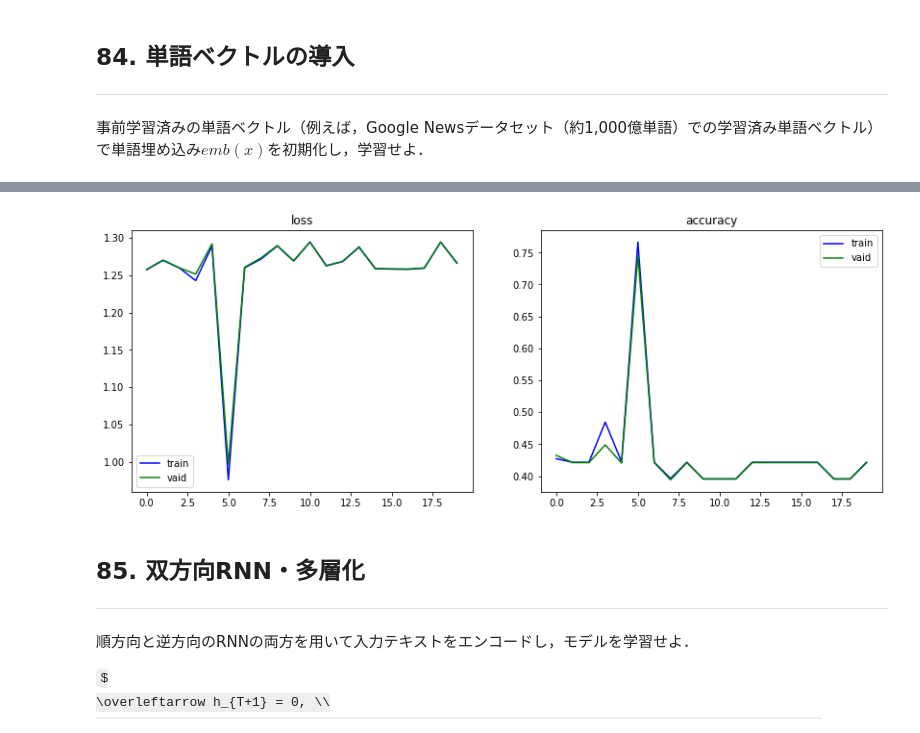
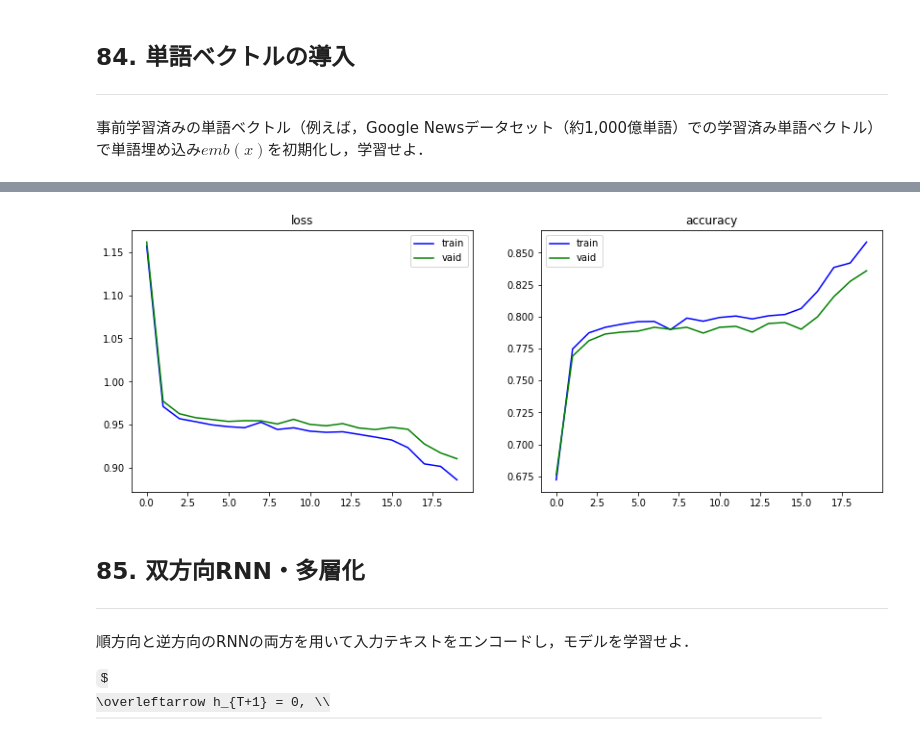
Before and after one commit to Nshisei/NLP100knock, a Jupyter notebook: NLP100knock_09.ipynb, the cells around one changed output, grey strips where cells are left out. Drawn from its saved outputs; the diff is of its cells as text; code cells hidden in the pictures; some formulas as TeX source.

```diff
--- a/NLP100knock_09.ipynb
+++ b/NLP100knock_09.ipynb
@@ -289,31 +304,32 @@ train_dataset = CreateDataset(x_train, y_train)
 valid_dataset = CreateDataset(x_valid, y_valid)
 test_dataset = CreateDataset(x_test, y_test)
 # %%
+# モデルとデータセットから損失と正解率を算出する関数
 def loss_and_accuracy(model, dataset, device=None, criterion=None):
-  dataloader = DataLoader(dataset, batch_size=1, shuffle=False)
-  loss = 0.0
-  total = 0
-  correct = 0
-  model.eval()
-  with torch.no_grad():
-    for data in dataloader:
-      # デバイスの指定
-      inputs = data['inputs'].to(device)
-      labels = data['labels'].to(device)
+    dataloader = DataLoader(dataset, batch_size=1, shuffle=False)
+    loss = 0
+    total = 0
+    correct = 0
+    model.eval()
+    with torch.no_grad():
+        for data in dataloader:
+            # デバイスの指定
+            inputs = data['inputs'].to(device)
+            labels = data['labels'].to(device)
 
-      # 順伝播
-      outputs = model(inputs)
+            # 順伝播
+            outputs = model(inputs)
 
-      # 損失計算
-      if criterion != None:
-        loss += criterion(outputs, labels).item()
+            # 損失計算
+            if criterion != None:
+                loss += criterion(outputs, labels).item()
 
-      # 正解率計算
-      pred = torch.argmax(outputs, dim=-1)
-      total += len(inputs)
-      correct += (pred == labels).sum().item()
+            # 正解率計算
+            pred = torch.argmax(outputs, dim=-1)
+            total += len(inputs)
+            correct += (pred == labels).sum().item()
 
-  return loss / len(dataset), correct / total
+    return loss / len(dataset), correct / total
 # %% [markdown]
 |RNN 引数|説明|
 |:--:|:--|
@@ -567,7 +583,7 @@ model = RNN(vocab_size=vocab_size,padding_idx=padding_idx).to(device)
 # 損失関数
 criterion = nn.CrossEntropyLoss()
 # オプティマイザ
-optimizer = torch.optim.SGD(model.parameters(), lr=0.01)
+optimizer = torch.optim.SGD(model.parameters(), lr=0.001)
 
 loader = DataLoader(train_dataset, batch_size=1, shuffle=True)
 
@@ -579,34 +595,34 @@ valid_accuracies = [] # 検証データの正解率
 
 for epoch in range(20):
     for data in loader:
         # デバイスの指定
         inputs = data['inputs'].to(device)
         labels = data['labels'].to(device)
         # forward
         model.train()
         outputs = model(inputs.to(device))
         # 損失
         loss = criterion(outputs, labels).to(device)
         # 勾配
         optimizer.zero_grad()
         loss.backward()
         # 更新
         optimizer.step()
 
     # 学習の進捗
     train_loss, train_accuracy = loss_and_accuracy(model, train_dataset, device, criterion=criterion)
     valid_loss, valid_accuracy = loss_and_accuracy(model, valid_dataset, device, criterion=criterion)
 
     # 保存
     train_losses.append(train_loss)
     train_accuracies.append(train_accuracy)
     valid_losses.append(valid_loss)
     valid_accuracies.append(valid_accuracy)
 
     # グラフの描画
     live_plot(train_losses, train_accuracies, valid_losses, valid_accuracies)
 # %% [output]
-[figure, old version]
+[figure, new version]
 # %% [markdown]
 ## 85. 双方向RNN・多層化
 ***
```
Also changed, not shown: parts of 12 cells of this notebook.
